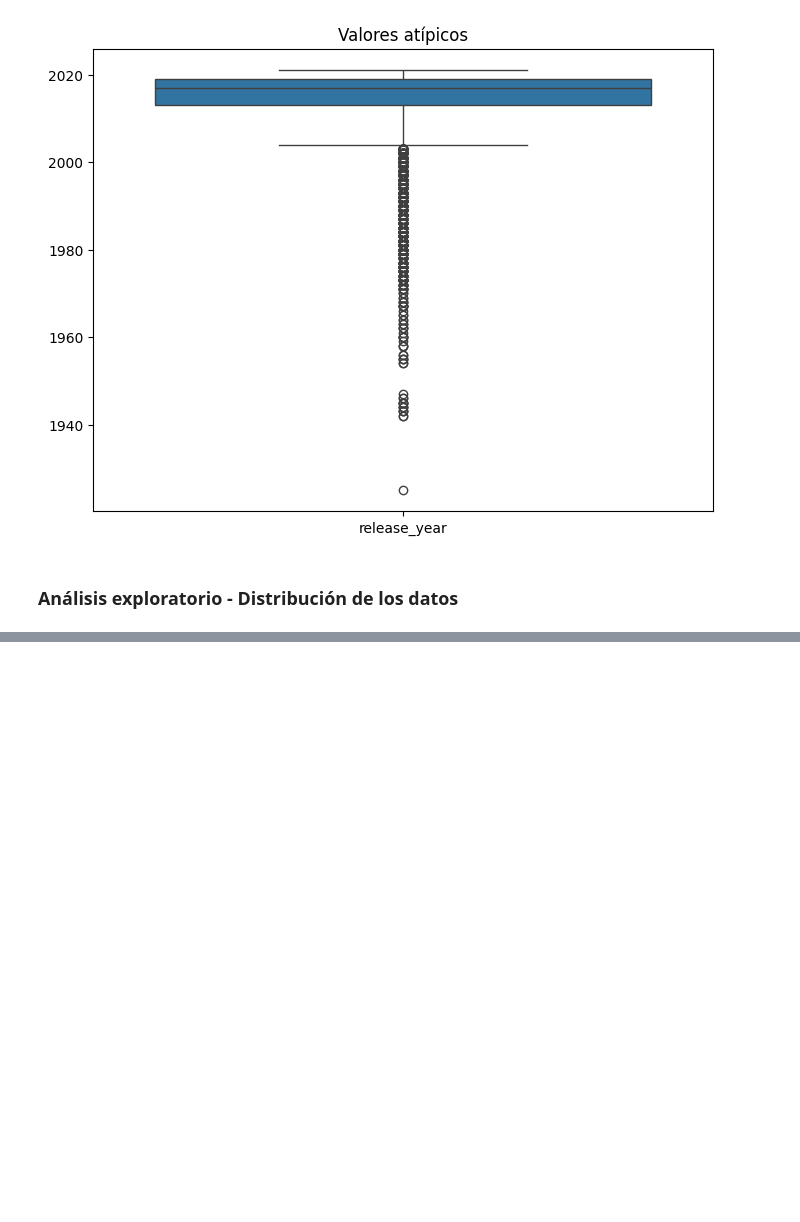
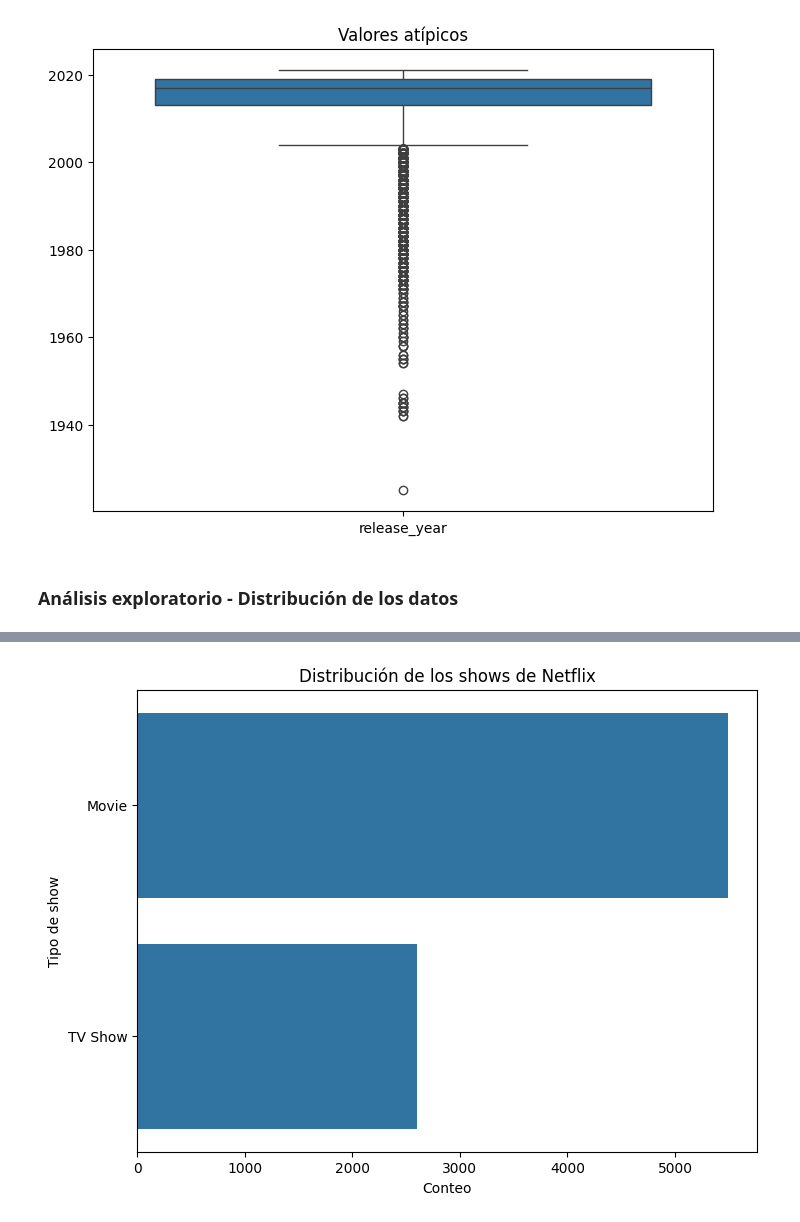
Before and after one commit to pablocarmona1527/Data_analyst, a Jupyter notebook: EDA.ipynb, the cells around one changed output, grey strips where cells are left out. Drawn from its saved outputs; the diff is of its cells as text; code cells hidden in the pictures; blank space fills up the shorter version.

```diff
--- a/EDA.ipynb
+++ b/EDA.ipynb
@@ -29,7 +29,7 @@ df['date_added'] = pd.to_datetime(df['date_added'],format = '%B %d, %Y')
 df.duplicated().sum() #No hay filas repetidas
 
 # ## Optimizar los datos de la columna release year
-df = df.astype({'release_year':np.int32})
+df = df.astype({'release_year':int})
 
 # ##Eliminar columnas innecesarias
 df.drop(columns=['description','show_id'],inplace=True)
@@ -76,0 +59,11 @@ df
+# %%
+##Tipo de show
+
+plt.figure(figsize=(8,6))
+
+sns.countplot(data=df['type']).set_title('Distribución de los shows de Netflix')
+plt.xlabel('Conteo')
+plt.ylabel('Tipo de show')
+plt.show()
+# %% [output]
+[figure, added]
```
Also changed, not shown: parts of 11 cells of this notebook.
